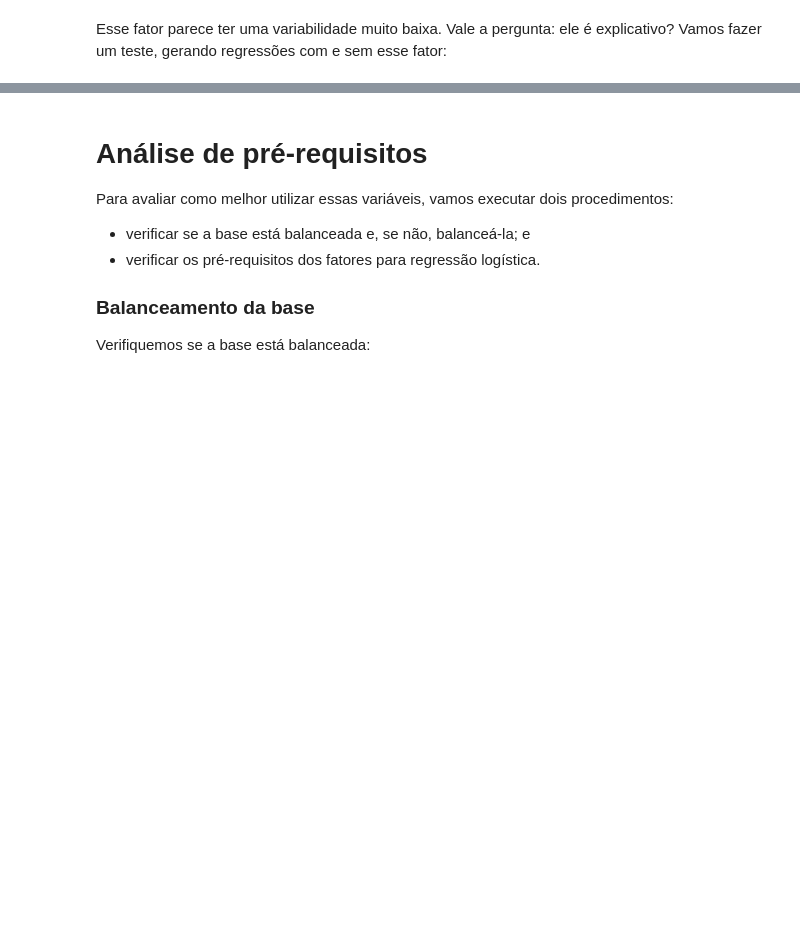
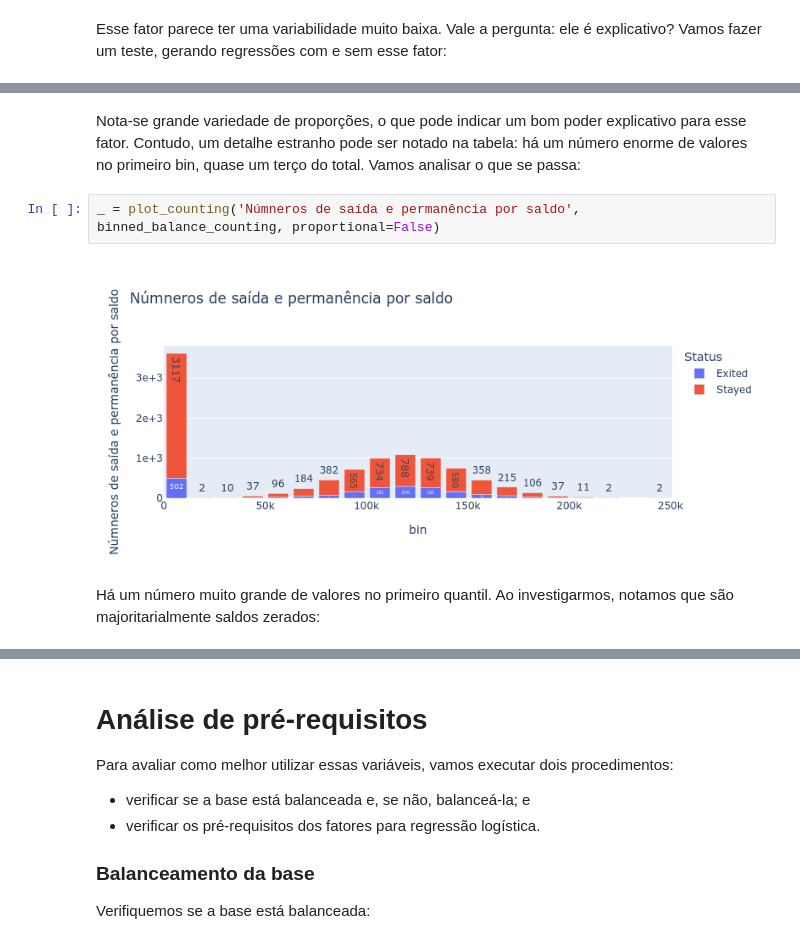
Before and after one commit to brandizzi/AEDI2025, a Jupyter notebook: Tarefa5.ipynb, the cells around one changed output, grey strips where cells are left out. Drawn from its saved outputs; the diff is of its cells as text; blank space fills up the shorter version.

Commit message:
quase la

```diff
--- a/Tarefa5.ipynb
+++ b/Tarefa5.ipynb
@@ -264,0 +349,8 @@ tenure_counting['Exited'].std()
+# %% [markdown]
+Nota-se grande variedade de proporções, o que pode indicar um bom poder explicativo para esse fator. Contudo, um detalhe estranho pode ser notado na tabela: há um número enorme de valores no primeiro bin, quase um terço do total. Vamos analisar o que se passa:
+# %%
+_ = plot_counting('Númneros de saída e permanência por saldo', binned_balance_counting, proportional=False)
+# %% [output]
+[figure, added]
+# %% [markdown]
+Há um número muito grande de valores no primeiro quantil. Ao investigarmos, notamos que são majoritarialmente saldos zerados:
```
Also changed, not shown: parts of 53 cells of this notebook.
